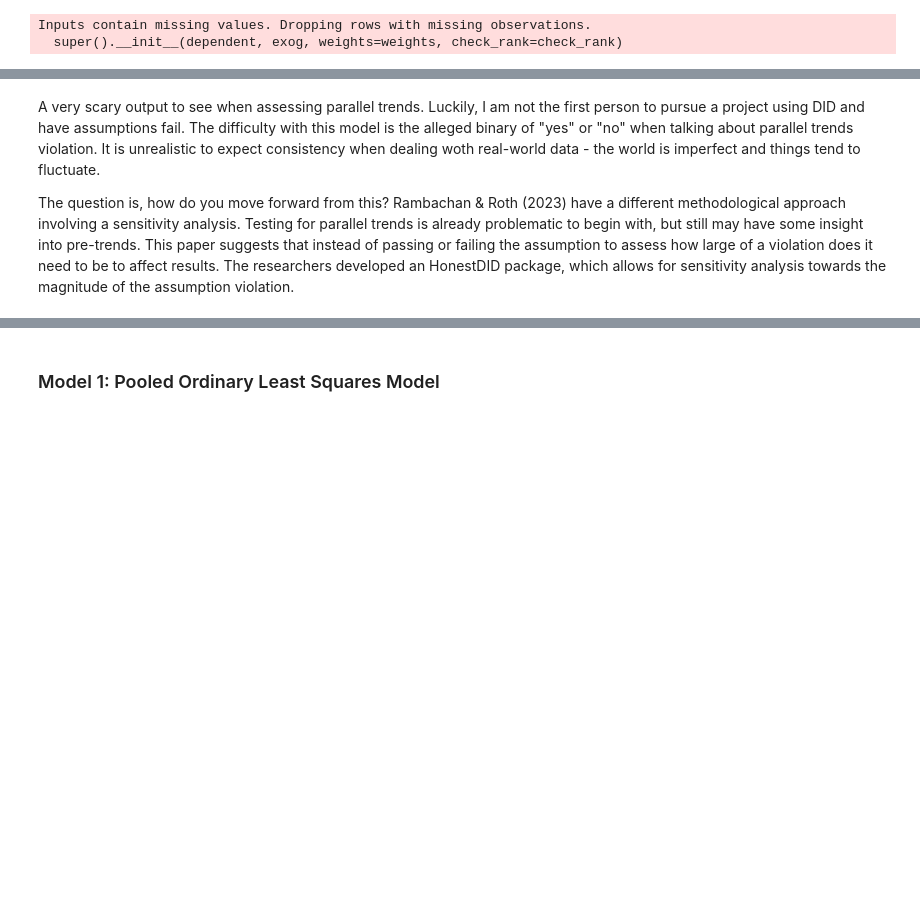
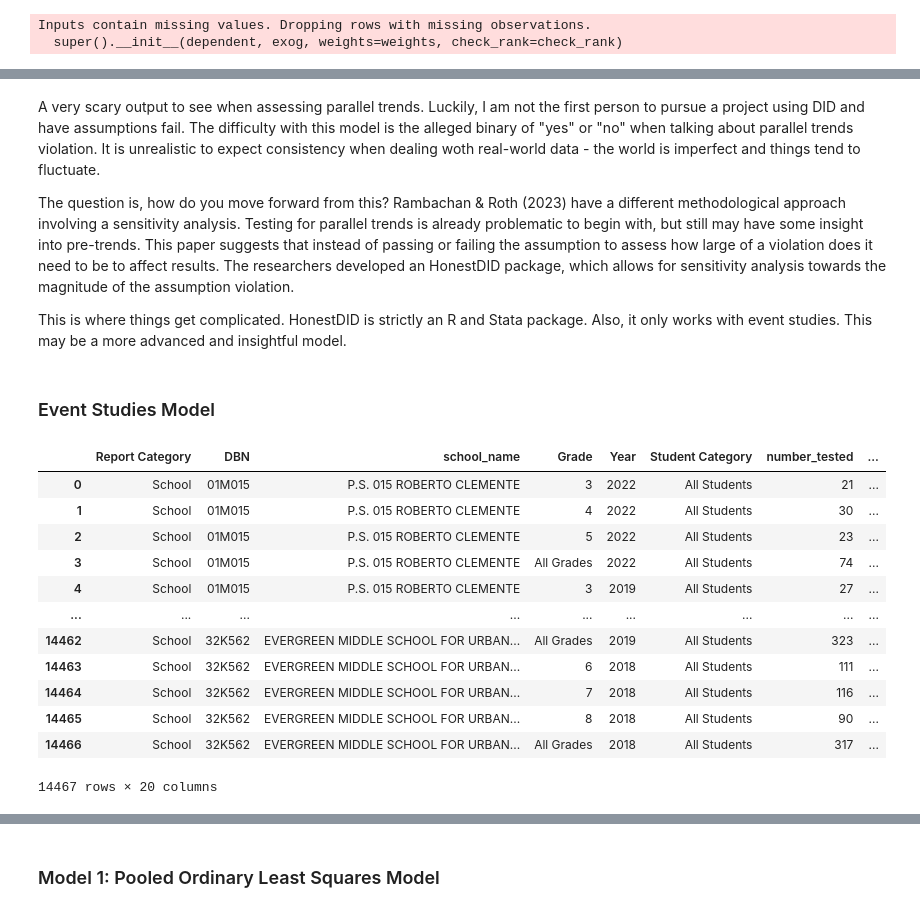
Before and after one commit to madisonajones/Master-s-Project, a Jupyter notebook: Week10_New_Models.ipynb, the cells around one changed output, grey strips where cells are left out. Saved outputs shown, nothing was run; the diff lists cells and outputs as text; code cells hidden in the pictures; blank space fills up the shorter version.

Commit message:
Week 10, updated exported data, new models in week 10 file, etc.....

```diff
--- a/Week10_New_Models.ipynb
+++ b/Week10_New_Models.ipynb
@@ -165,4 +165,26 @@ Dataset 8 → Coef: -0.0007, p-value: 0.9570
 # %% [markdown]
 A very scary output to see when assessing parallel trends. Luckily, I am not the first person to pursue a project using DID and have assumptions fail. The difficulty with this model is the alleged binary of "yes" or "no" when talking about parallel trends violation. It is unrealistic to expect consistency when dealing woth real-world data - the world is imperfect and things tend to fluctuate. <br>
 
-The question is, how do you move forward from this? Rambachan & Roth (2023) have a different methodological approach involving a sensitivity analysis. Testing for parallel trends is already problematic to begin with, but still may have some insight into pre-trends. This paper suggests that instead of passing or failing the assumption to assess how large of a violation does it need to be to affect results. The researchers developed an HonestDID package, which allows for sensitivity analysis towards the magnitude of the assumption violation.
+The question is, how do you move forward from this? Rambachan & Roth (2023) have a different methodological approach involving a sensitivity analysis. Testing for parallel trends is already problematic to begin with, but still may have some insight into pre-trends. This paper suggests that instead of passing or failing the assumption to assess how large of a violation does it need to be to affect results. The researchers developed an HonestDID package, which allows for sensitivity analysis towards the magnitude of the assumption violation. <br>
+
+This is where things get complicated. HonestDID is strictly an R and Stata package. Also, it only works with event studies. This may be a more advanced and insightful model.
+# %% [markdown]
+### Event Studies Model
+# %%
+grade_data = pd.read_csv('cleaned_school_data_updated.csv')
+# %%
+grade_data
+# %% [output]
+|  | Report Category | DBN | school_name | Grade | Year | Student Category | number_tested | ... |
+| 0 | School | 01M015 | P.S. 015 ROBERTO CLEMENTE | 3 | 2022 | All Students | 21 | ... |
+| 1 | School | 01M015 | P.S. 015 ROBERTO CLEMENTE | 4 | 2022 | All Students | 30 | ... |
+| 2 | School | 01M015 | P.S. 015 ROBERTO CLEMENTE | 5 | 2022 | All Students | 23 | ... |
+| 3 | School | 01M015 | P.S. 015 ROBERTO CLEMENTE | All Grades | 2022 | All Students | 74 | ... |
+| 4 | School | 01M015 | P.S. 015 ROBERTO CLEMENTE | 3 | 2019 | All Students | 27 | ... |
+| ... | ... | ... | ... | ... | ... | ... | ... | ... |
+| 14462 | School | 32K562 | EVERGREEN MIDDLE SCHOOL FOR URBAN... | All Grades | 2019 | All Students | 323 | ... |
+| 14463 | School | 32K562 | EVERGREEN MIDDLE SCHOOL FOR URBAN... | 6 | 2018 | All Students | 111 | ... |
+| 14464 | School | 32K562 | EVERGREEN MIDDLE SCHOOL FOR URBAN... | 7 | 2018 | All Students | 116 | ... |
+| 14465 | School | 32K562 | EVERGREEN MIDDLE SCHOOL FOR URBAN... | 8 | 2018 | All Students | 90 | ... |
+| 14466 | School | 32K562 | EVERGREEN MIDDLE SCHOOL FOR URBAN... | All Grades | 2018 | All Students | 317 | ... |
+14467 rows × 20 columns
```
Also changed, not shown: parts of 8 cells of this notebook, 4 other files.
